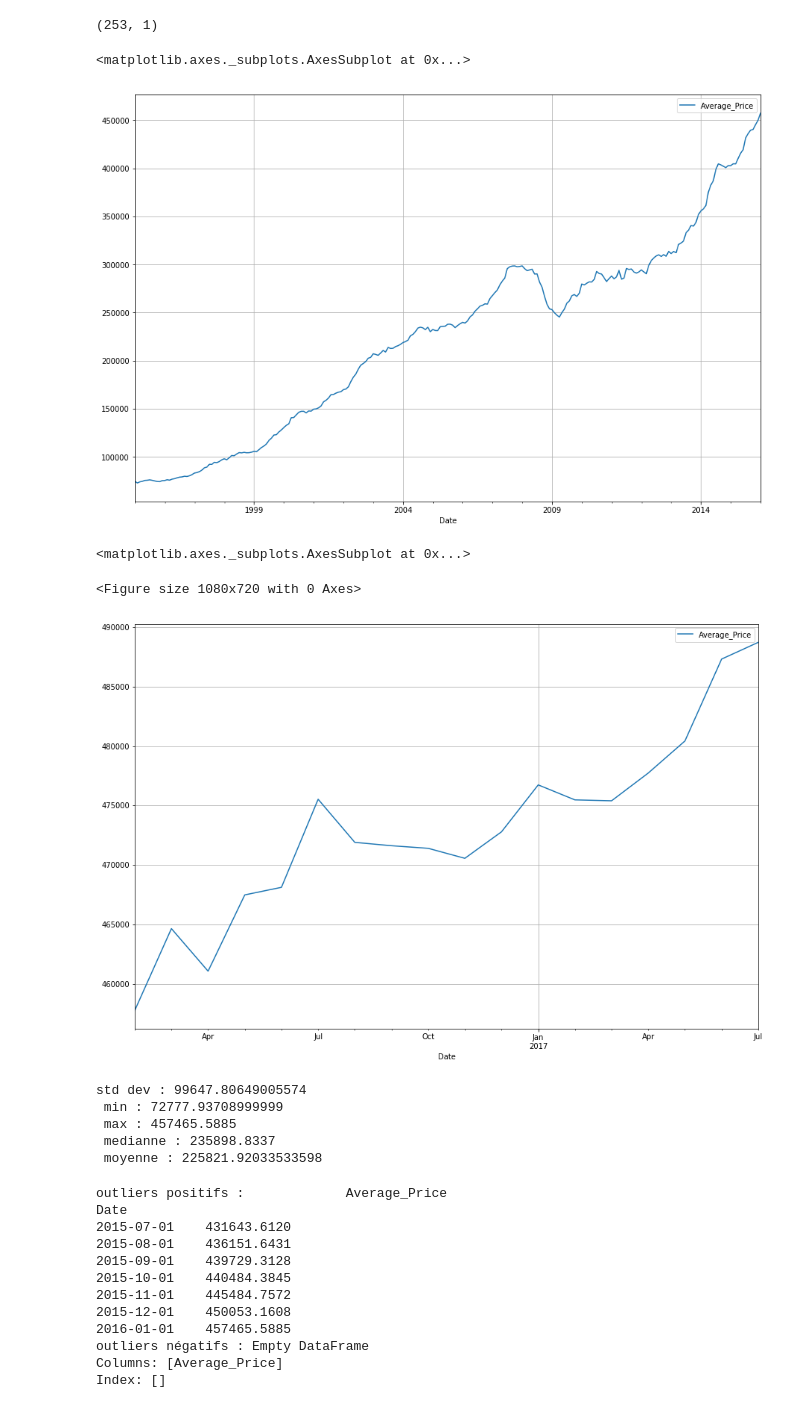
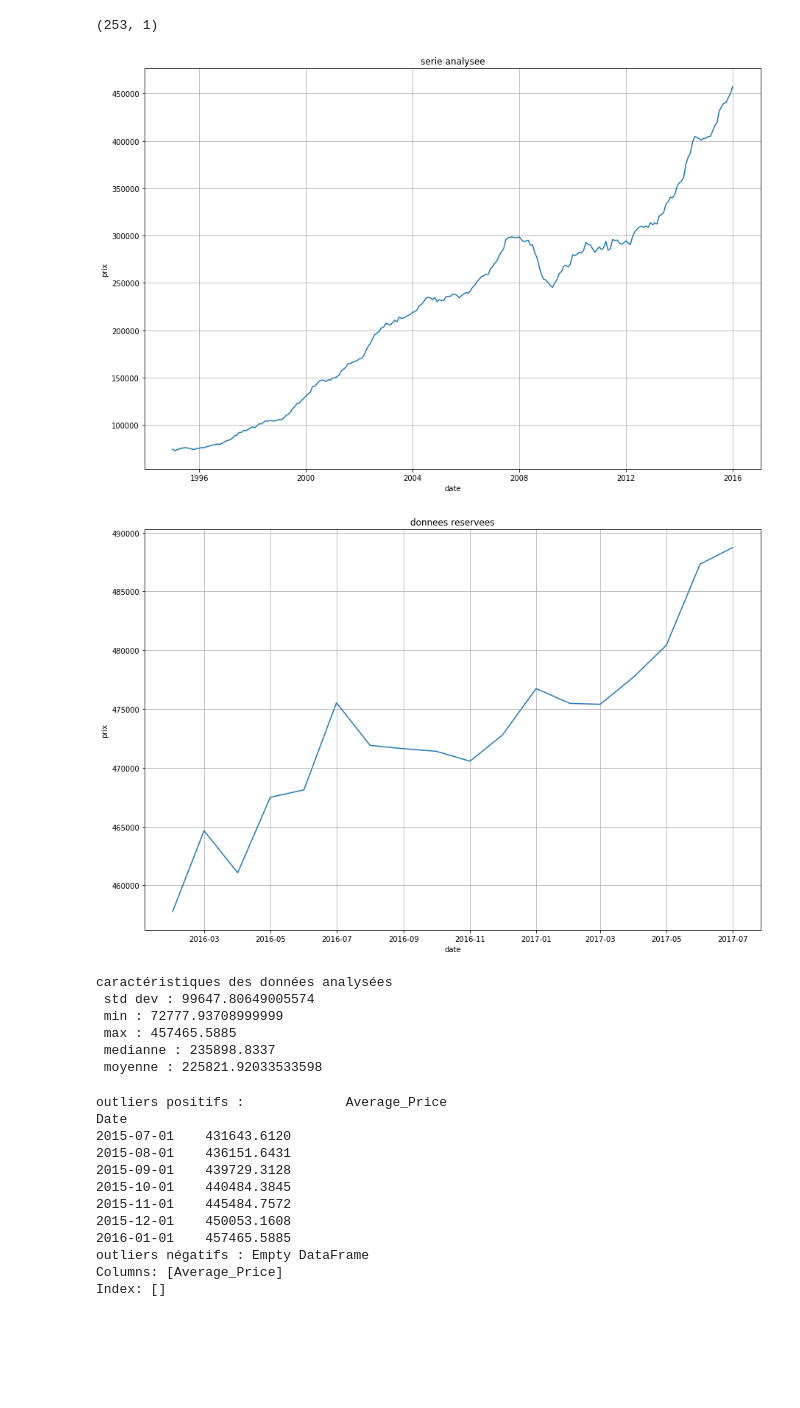
Before and after one commit to anonz322/London, a Jupyter notebook: nb-UK.ipynb, the cells around one changed output. Saved outputs shown, nothing was run; the diff lists cells and outputs as text; code cells hidden in the pictures; blank space fills up the shorter version.

```diff
--- a/nb-UK.ipynb
+++ b/nb-UK.ipynb
@@ -90,31 +90,39 @@ analyse_df.shape
 # %% [output]
 (253, 1)
 # %%
-#A quoi ressemble notre série ?
+#A quoi ressemble graphiquement notre série ?
+rcParams['figure.figsize'] = [15.0, 10.0]
 
-rcParams['figure.figsize'] = [15.0, 10.0]
-analyse_df.plot(grid=True)
+plt.plot(analyse_df)
+plt.grid(True)
+plt.title("serie analysee")
+plt.xlabel("date")
+plt.ylabel("prix")
+plt.show()
 # %% [output]
-<matplotlib.axes._subplots.AxesSubplot at 0x...>
-[figure, old version]
+[figure, new version]
 # %%
 plt.figure(figsize=(15,10))
 
-reserve_df.plot(grid=True)
+plt.plot(reserve_df)
+plt.title("donnees reservees")
+plt.grid(True)
+plt.xlabel("date")
+plt.ylabel("prix")
+plt.show()
 # %% [output]
-<matplotlib.axes._subplots.AxesSubplot at 0x...>
-<Figure size 1080x720 with 0 Axes>
-[figure, old version]
+[figure, new version]
 # %%
 #et statistiquement ?
 
-print("std dev : {} \n min : {} \n max : {} \n medianne : {} \n moyenne : {}".format(analyse_df['Average_Price'].std(),
-                                                                                     analyse_df['Average_Price'].min(),
-                                                                                     analyse_df['Average_Price'].max(),
-                                                                                     analyse_df['Average_Price'].median(),
-                                                                                     analyse_df['Average_Price'].mean()))
+print("caractéristiques des données analysées \n std dev : {} \n min : {}\n max : {}\n medianne : {}\n moyenne : {}".format(analyse_df['Average_Price'].std(),
+      analyse_df['Average_Price'].min(),
+      analyse_df['Average_Price'].max(),
+      analyse_df['Average_Price'].median(),
+      analyse_df['Average_Price'].mean()))
 # %% [output]
-std dev : 99647.80649005574
+caractéristiques des données analysées
+ std dev : 99647.80649005574
  min : 72777.93708999999
  max : 457465.5885
  medianne : 235898.8337
```
Also changed, not shown: parts of 33 cells of this notebook.
